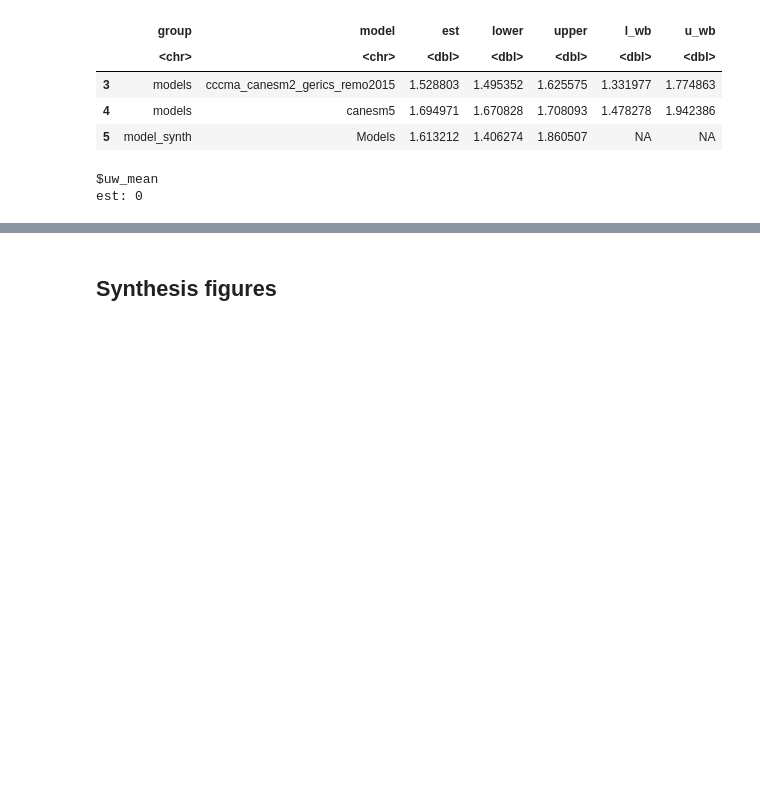
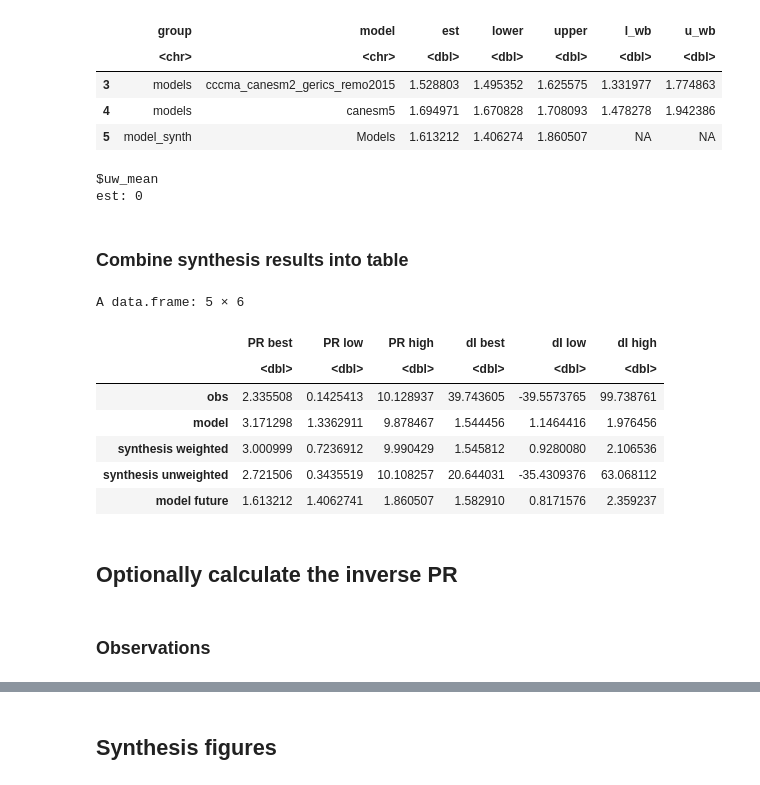
Before and after one commit to maris-development/c3s-451, a Jupyter notebook: testing_notebooks/C3S_SynthesisR.ipynb, the cells around one changed output, grey strips where cells are left out. Saved outputs shown, nothing was run; the diff lists cells and outputs as text; code cells hidden in the pictures; blank space fills up the shorter version.

```diff
--- a/testing_notebooks/C3S_SynthesisR.ipynb
+++ b/testing_notebooks/C3S_SynthesisR.ipynb
@@ -168,6 +188,68 @@ A data.frame: 3 × 7
 | 5 | model_synth | Models | 1.613212 | 1.406274 | 1.860507 | NA | NA |
 $uw_mean
 est: 0
+# %% [markdown]
+### Combine synthesis results into table
+# %%
+# function for extracting the correct rows from the synthesis
+
+extract_row <- function(df, group, best = TRUE, use_wb = FALSE) {
+  row <- df[df$group == group, ]
+
+  data.frame(
+    best = if (best) row$est else NA_real_,
+    low  = if (use_wb) row$l_wb else row$lower,
+    high = if (use_wb) row$u_wb else row$upper
+  )
+}
+# %%
+# extract rows and combine into new table
+
+obs_PR <- extract_row(synth_PR_attr$df, "obs_synth")
+obs_dI <- extract_row(synth_dI_attr$df, "obs_synth")
+
+model_PR <- extract_row(synth_PR_attr$df, "model_synth")
+model_dI <- extract_row(synth_dI_attr$df, "model_synth")
+
+syn_w_PR <- extract_row(synth_PR_attr$df, "synth")
+syn_w_dI <- extract_row(synth_dI_attr$df, "synth")
+
+syn_uw_PR <- extract_row(synth_PR_attr$df, "synth", best = FALSE, use_wb = TRUE)
+syn_uw_dI <- extract_row(synth_dI_attr$df, "synth", best = FALSE, use_wb = TRUE)
+
+model_f_PR <- extract_row(synth_PR_proj$df, "model_synth")
+model_f_dI <- extract_row(synth_dI_proj$df, "model_synth")
+
+# combine results into new table
+synth_comb <- rbind(
+  obs = cbind(PR = obs_PR, dI = obs_dI),
+  model = cbind(PR = model_PR, dI = model_dI),
+  `synthesis weighted` = cbind(PR = syn_w_PR, dI = syn_w_dI),
+  `synthesis unweighted` = cbind(PR = syn_uw_PR, dI = syn_uw_dI),
+  `model future` = cbind(PR = model_f_PR, dI = model_f_dI)
+)
+
+
+
+colnames(synth_comb) <- c(
+  "PR best", "PR low", "PR high",
+  "dI best", "dI low", "dI high"
+)
+
+# set the 'best' values for the unweighted synthesis
+synth_comb["synthesis unweighted", "PR best"] <- synth_PR_attr$uw_mean
+synth_comb["synthesis unweighted", "dI best"] <- synth_dI_attr$uw_mean
+
+synth_comb
+# %% [output]
+A data.frame: 5 × 6
+|  | PR best | PR low | PR high | dI best | dI low | dI high |
+|  | <dbl> | <dbl> | <dbl> | <dbl> | <dbl> | <dbl> |
+| obs | 2.335508 | 0.1425413 | 10.128937 | 39.743605 | -39.5573765 | 99.738761 |
+| model | 3.171298 | 1.3362911 | 9.878467 | 1.544456 | 1.1464416 | 1.976456 |
+| synthesis weighted | 3.000999 | 0.7236912 | 9.990429 | 1.545812 | 0.9280080 | 2.106536 |
+| synthesis unweighted | 2.721506 | 0.3435519 | 10.108257 | 20.644031 | -35.4309376 | 63.068112 |
+| model future | 1.613212 | 1.4062741 | 1.860507 | 1.582910 | 0.8171576 | 2.359237 |
 # %%
 # save all the synthesised results
 write.csv(synth_dI_attr$df, file.path(your_save_directory, "synth_dI_attr.csv"))
@@ -176,0 +260,4 @@ write.csv(synth_PR_proj$df, file.path(your_save_directory, "synth_PR_proj.csv"))
+# %% [markdown]
+## Optionally calculate the inverse PR
+# %% [markdown]
+### Observations
```
Also changed, not shown: parts of 26 cells of this notebook.
